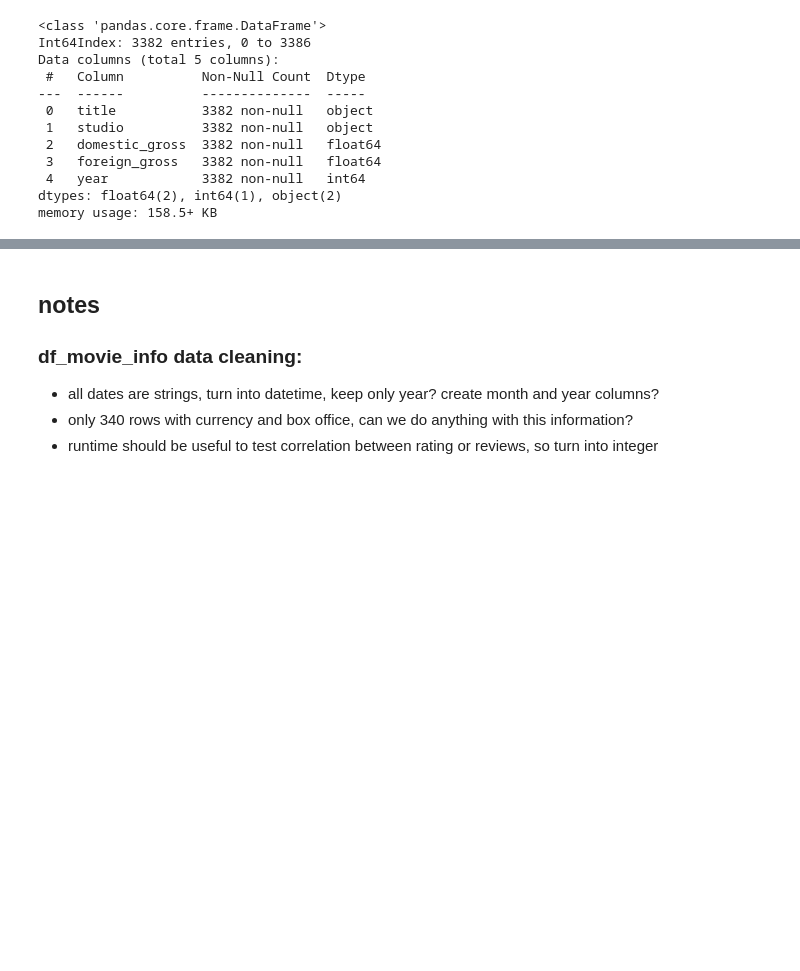
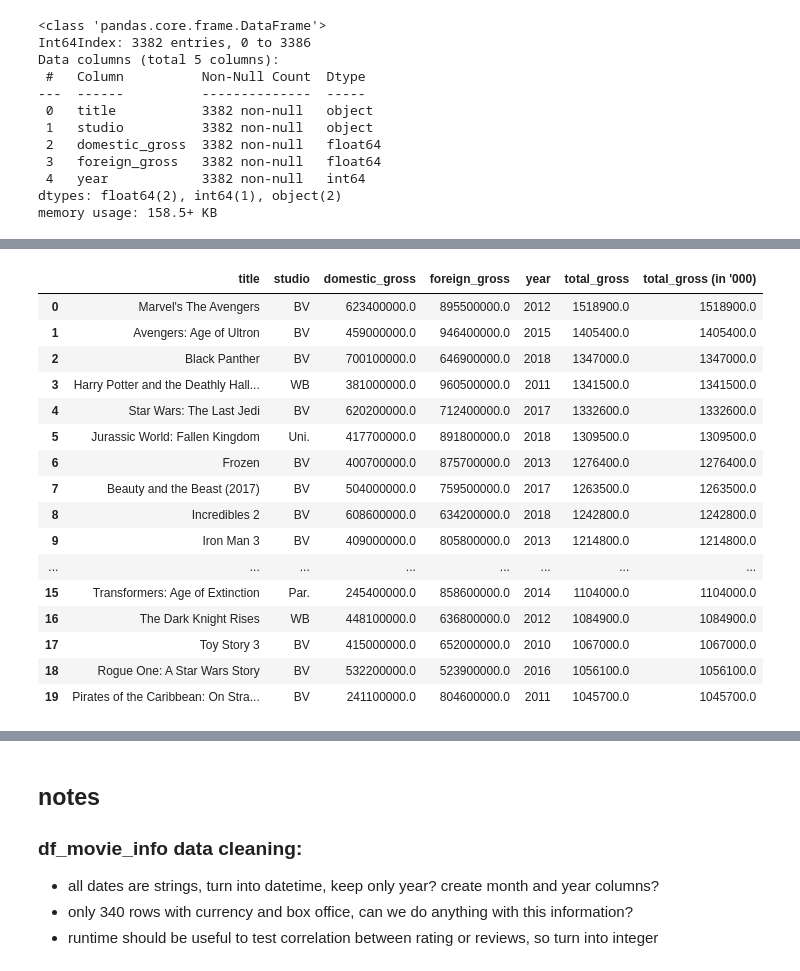
Before and after one commit to AlbaneCM/MicrosoftMovieAnalysis, a Jupyter notebook: microsoft-movie-analysis.ipynb, the cells around one changed output, grey strips where cells are left out. Drawn from its saved outputs; the diff is of its cells as text; code cells hidden in the pictures; blank space fills up the shorter version.

```diff
--- a/microsoft-movie-analysis.ipynb
+++ b/microsoft-movie-analysis.ipynb
@@ -187,0 +211,21 @@ df_movie_gross.loc[df_movie_gross['studio'] == 'BV']
+# %%
+top_20_revenue_movies = df_movie_gross.head(20).reset_index(drop=True)
+top_20_revenue_movies
+# %% [output]
+|  | title | studio | domestic_gross | foreign_gross | year | total_gross | total_gross (in '000) |
+| 0 | Marvel's The Avengers | BV | 623400000.0 | 895500000.0 | 2012 | 1518900.0 | 1518900.0 |
+| 1 | Avengers: Age of Ultron | BV | 459000000.0 | 946400000.0 | 2015 | 1405400.0 | 1405400.0 |
+| 2 | Black Panther | BV | 700100000.0 | 646900000.0 | 2018 | 1347000.0 | 1347000.0 |
+| 3 | Harry Potter and the Deathly Hall... | WB | 381000000.0 | 960500000.0 | 2011 | 1341500.0 | 1341500.0 |
+| 4 | Star Wars: The Last Jedi | BV | 620200000.0 | 712400000.0 | 2017 | 1332600.0 | 1332600.0 |
+| 5 | Jurassic World: Fallen Kingdom | Uni. | 417700000.0 | 891800000.0 | 2018 | 1309500.0 | 1309500.0 |
+| 6 | Frozen | BV | 400700000.0 | 875700000.0 | 2013 | 1276400.0 | 1276400.0 |
+| 7 | Beauty and the Beast (2017) | BV | 504000000.0 | 759500000.0 | 2017 | 1263500.0 | 1263500.0 |
+| 8 | Incredibles 2 | BV | 608600000.0 | 634200000.0 | 2018 | 1242800.0 | 1242800.0 |
+| 9 | Iron Man 3 | BV | 409000000.0 | 805800000.0 | 2013 | 1214800.0 | 1214800.0 |
+| ... | ... | ... | ... | ... | ... | ... | ... |
+| 15 | Transformers: Age of Extinction | Par. | 245400000.0 | 858600000.0 | 2014 | 1104000.0 | 1104000.0 |
+| 16 | The Dark Knight Rises | WB | 448100000.0 | 636800000.0 | 2012 | 1084900.0 | 1084900.0 |
+| 17 | Toy Story 3 | BV | 415000000.0 | 652000000.0 | 2010 | 1067000.0 | 1067000.0 |
+| 18 | Rogue One: A Star Wars Story | BV | 532200000.0 | 523900000.0 | 2016 | 1056100.0 | 1056100.0 |
+| 19 | Pirates of the Caribbean: On Stra... | BV | 241100000.0 | 804600000.0 | 2011 | 1045700.0 | 1045700.0 |
```
Also changed, not shown: parts of 31 cells of this notebook.
